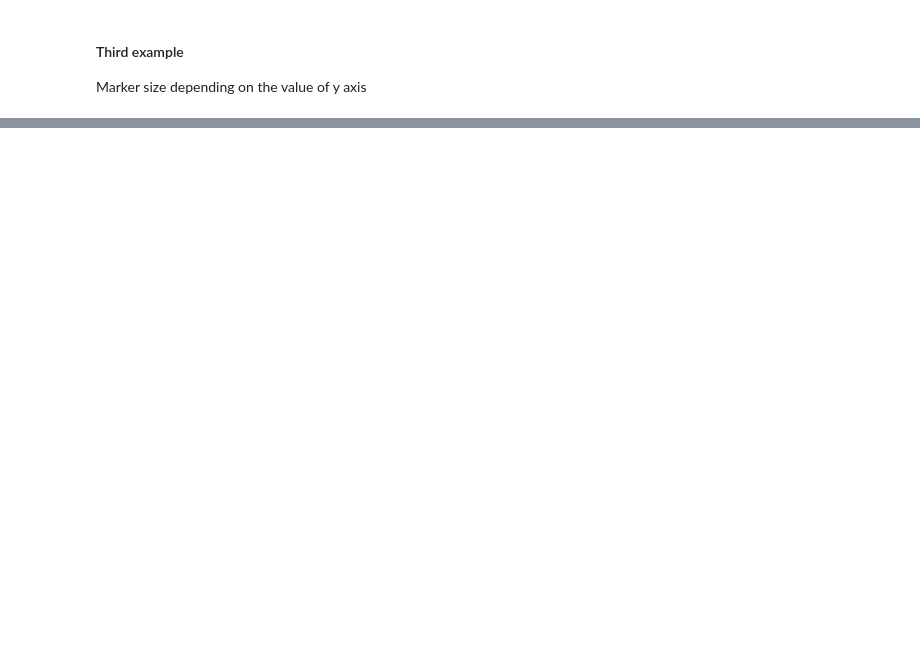
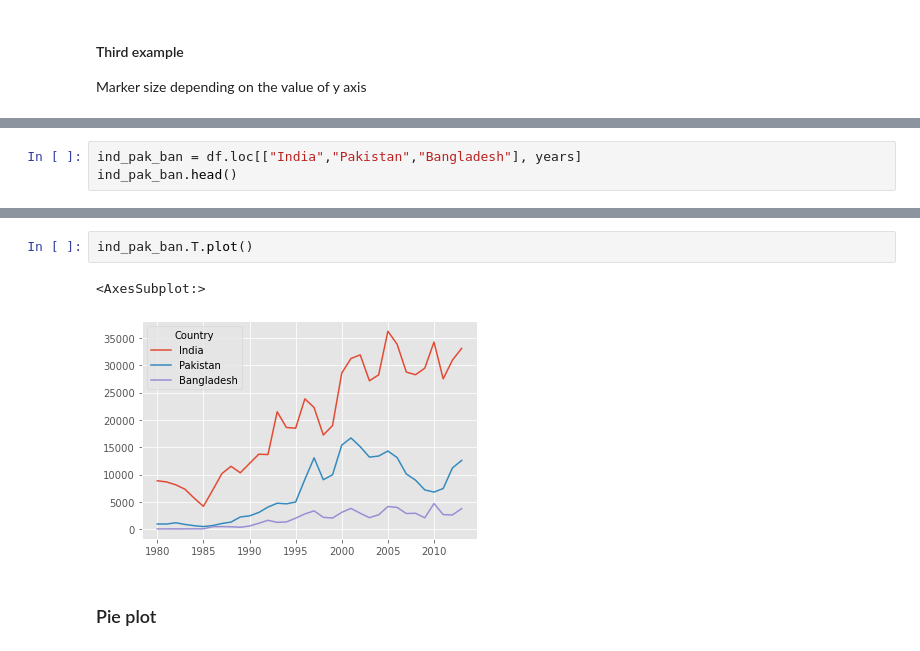
Before and after one commit to abelbg/S04T01-Visualitzacio_Exploratoria, a Jupyter notebook: Matplotlib notes.ipynb, the cells around one changed output, grey strips where cells are left out. Drawn from its saved outputs; the diff is of its cells as text; blank space fills up the shorter version.

```diff
--- a/Matplotlib notes.ipynb
+++ b/Matplotlib notes.ipynb
@@ -181,0 +398,3 @@ plt.show()
+# %%
+ind_pak_ban = df.loc[["India","Pakistan","Bangladesh"], years]
+ind_pak_ban.head()
@@ -181,0 +428,7 @@ plt.show()
+# %%
+ind_pak_ban.T.plot()
+# %% [output]
+<AxesSubplot:>
+[figure, added]
+# %% [markdown]
+### Pie plot
```
Also changed, not shown: parts of 42 cells of this notebook.
